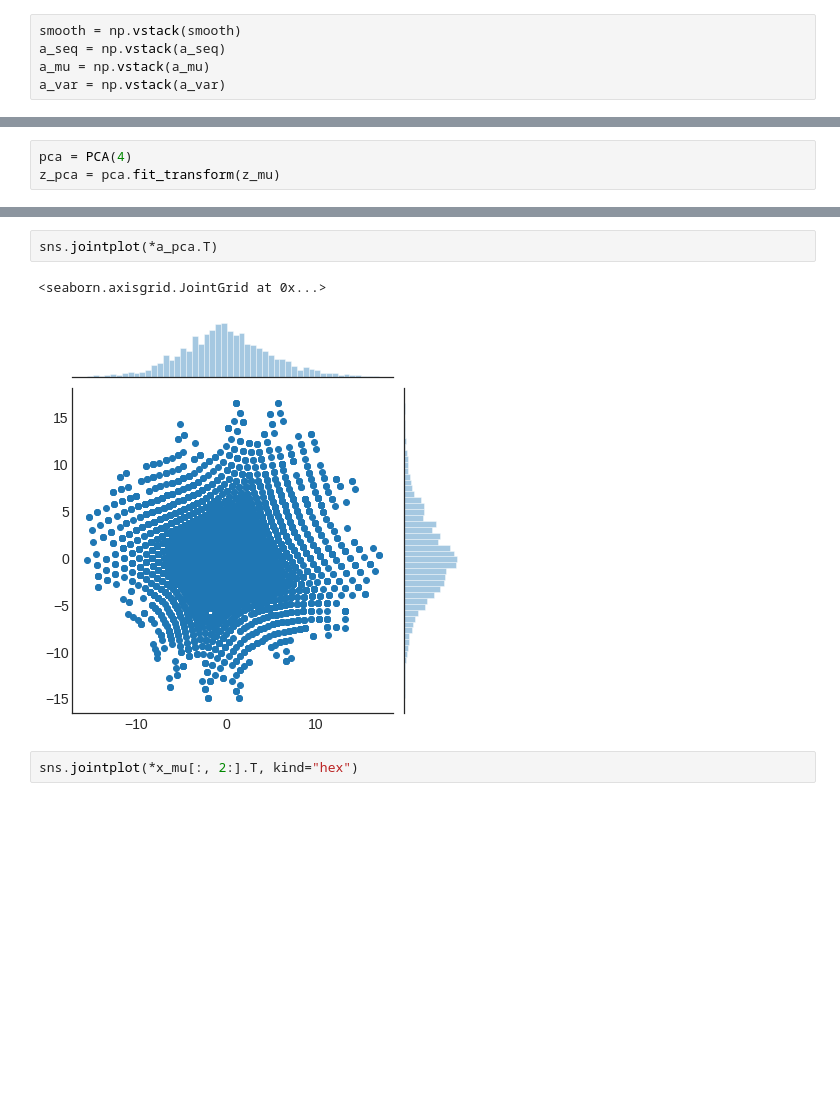
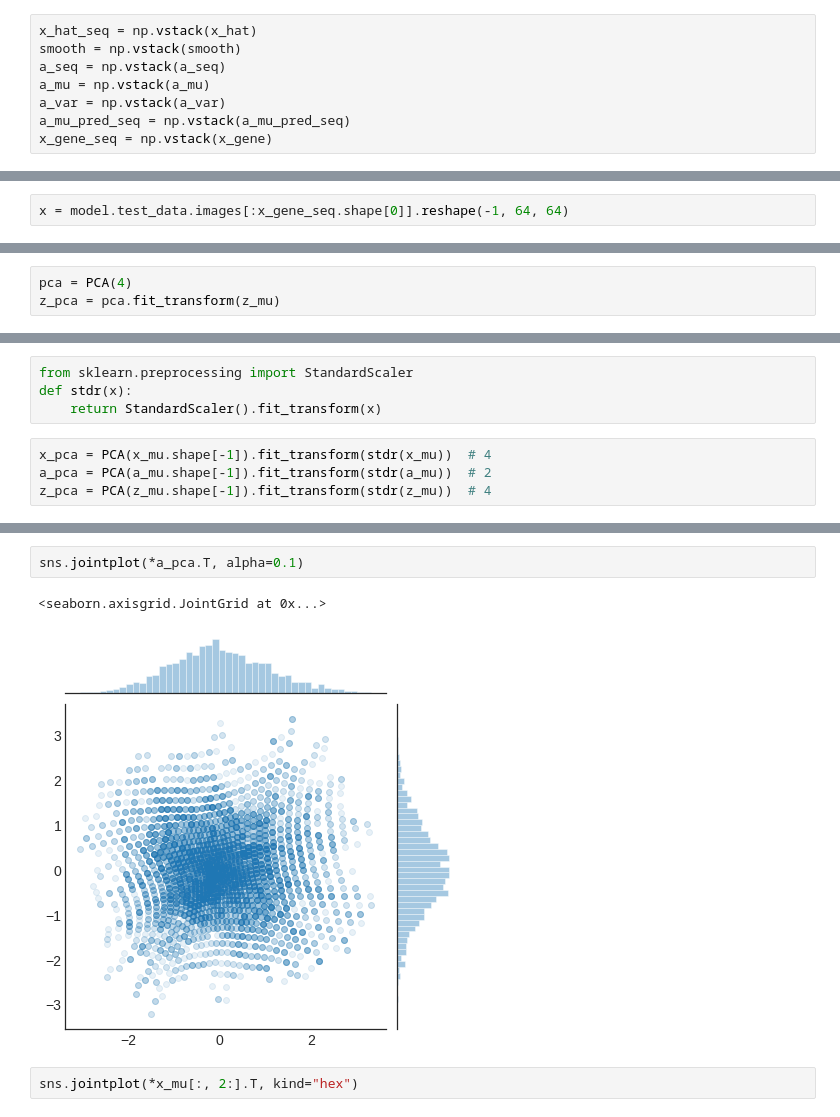
Before and after one commit to abeken0713/kvae, a Jupyter notebook: notebook/TestKVAE_on_2dspring.ipynb, the cells around one changed output, grey strips where cells are left out. Saved outputs shown, nothing was run; the diff lists cells and outputs as text; blank space fills up the shorter version.

```diff
--- a/notebook/TestKVAE_on_2dspring.ipynb
+++ b/notebook/TestKVAE_on_2dspring.ipynb
@@ -80,5 +90,8 @@ for i in range(num_batches):
 # %%
+x_hat_seq = np.vstack(x_hat)
 smooth = np.vstack(smooth)
 a_seq = np.vstack(a_seq)
 a_mu = np.vstack(a_mu)
 a_var = np.vstack(a_var)
+a_mu_pred_seq = np.vstack(a_mu_pred_seq)
+x_gene_seq = np.vstack(x_gene)
@@ -84,0 +146,2 @@ a_var = np.vstack(a_var)
+# %%
+x = model.test_data.images[:x_gene_seq.shape[0]].reshape(-1, 64, 64)
@@ -125,3 +192,11 @@ sns.jointplot(x_mu[:, 0], a_mu[:, 0], kind="hex")
+# %%
+from sklearn.preprocessing import StandardScaler
+def stdr(x):
+    return StandardScaler().fit_transform(x)
+# %%
+x_pca = PCA(x_mu.shape[-1]).fit_transform(stdr(x_mu))  # 4
+a_pca = PCA(a_mu.shape[-1]).fit_transform(stdr(a_mu))  # 2
+z_pca = PCA(z_mu.shape[-1]).fit_transform(stdr(z_mu))  # 4
 # %%
 # z_mu
 plt.figure(figsize=(8, 8))
@@ -145,8 +220,8 @@ plt.axis("equal")
 # %%
-sns.jointplot(*a_pca.T)
+sns.jointplot(*a_pca.T, alpha=0.1)
 # %% [output]
 <seaborn.axisgrid.JointGrid at 0x...>
-[figure, old version]
+[figure, new version]
 # %%
 sns.jointplot(*x_mu[:, 2:].T, kind="hex")
 # %% [output]
```
Also changed, not shown: parts of 42 cells of this notebook.
